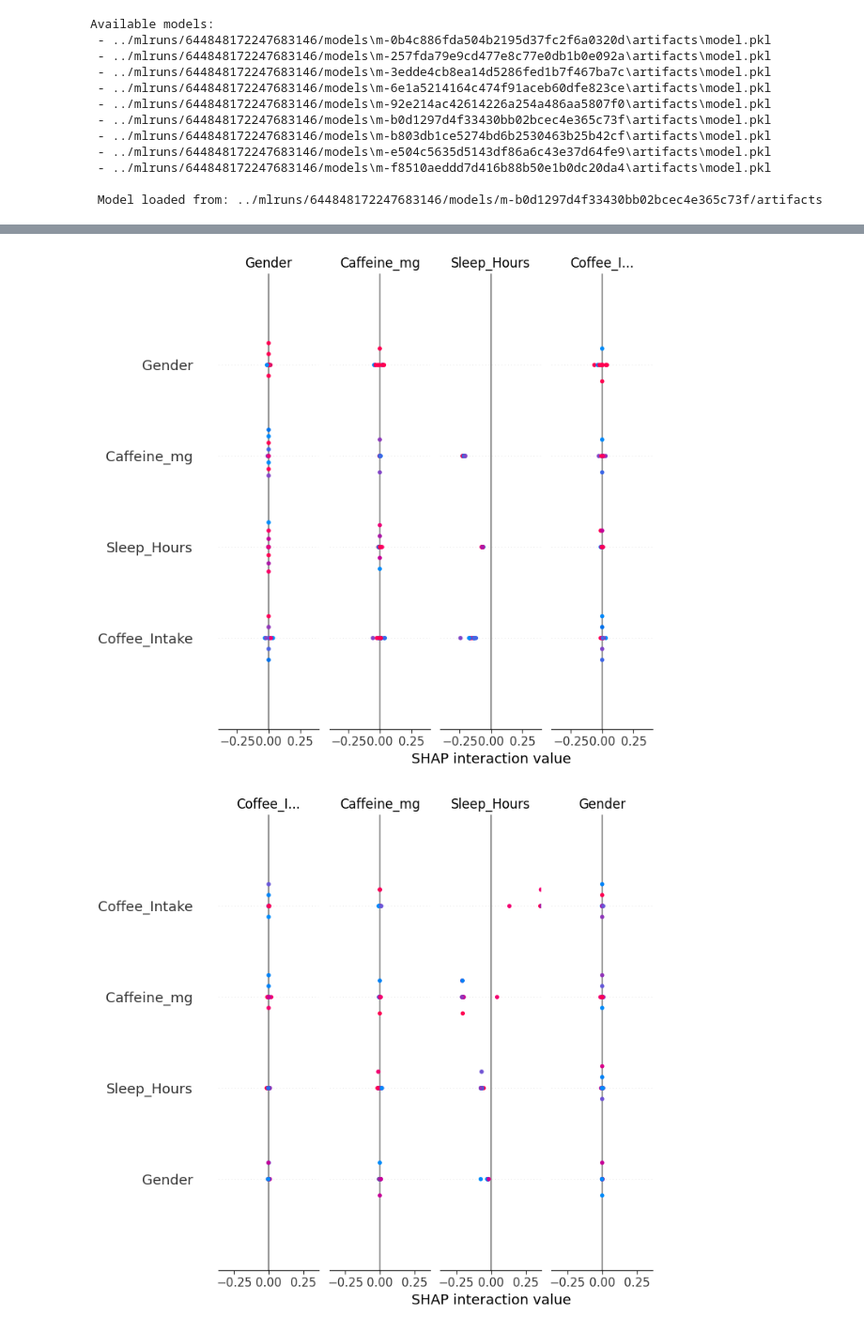
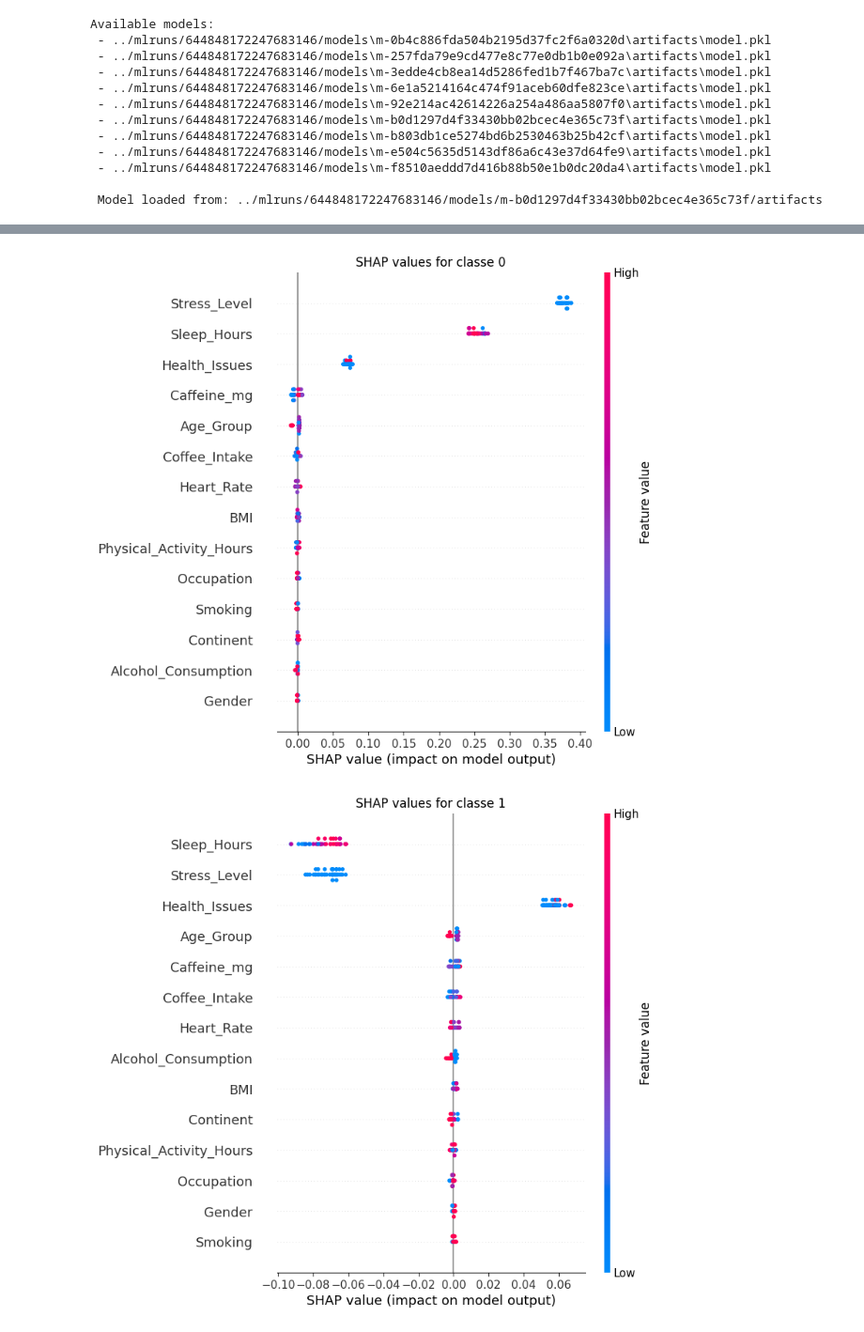
Before and after one commit to riada-zotiny/Processus_data, a Jupyter notebook: notebooks/03_explainability.ipynb, the cells around one changed output, grey strips where cells are left out. Shown at 94% size. Cells and saved outputs as stored; diff of their text form; code cells hidden in the pictures.

Commit message:
shap complete

```diff
--- a/notebooks/03_explainability.ipynb
+++ b/notebooks/03_explainability.ipynb
@@ -19,11 +20,15 @@ X_test = pd.read_csv("../data/processed/X_test.csv")
 y_train = pd.read_csv("../data/processed/y_train.csv")
 y_test = pd.read_csv("../data/processed/y_test.csv")
 # %%
-indices = [[],[],[],[]]
+indices = []
+idxs = []
 for j in range(4):
     for i in range (y_test.shape[0]):
         if (y_test.iloc[i, 0] == j):
-            if(len(indices[j]) < 10):
-                indices[j].append(i)
+            if(len(idxs) < 10):
+                idxs.append(i)
             else:
                 break
+    indices = idxs + indices
+
+print(indices)
@@ -58,11 +74,9 @@ predict_fn = lambda X: calculate_probas(model, X)[1]
 
 # 1. Création de l'explainer
 explainer_shap = create_shap_explainer(
-    predict_fn=predict_fn,
-    data=X_train
-)
+        predict_fn=predict_fn,
+        data=X_train
+    )
 
 # 2. Calcul des valeurs SHAP
-shap_values = [[],[],[],[]]
-for i in range(4):
-    shap_values[i] = (calculate_shap_values(explainer_shap, X_test.iloc[indices[i]], nsamples=50))
+shap_values = calculate_shap_values(explainer_shap, X_test.iloc[indices])
@@ -69,6 +92,18 @@ for i in range(4):
 # %%
+
 for i in range(4):
-    shap.summary_plot(shap_values[i], X_test.iloc[indices[i]], feature_names=X_test.columns)
+    # 1. Utilise shap.summary_plot sans l'argument 'title'
+    shap.summary_plot(
+        shap_values[:, :, i],
+        X_test.iloc[indices],
+        show=False # On empêche l'affichage immédiat
+    )
+
+    # 2. Ajoute le titre en utilisant Matplotlib
+    plt.title(f"SHAP values for classe {i}")
+
+    # 3. Affiche la figure
+    plt.show()
 # %% [output]
-[figure, old version]
+[figure, new version]
-[figure, old version]
+[figure, new version]
```
Also changed, not shown: parts of 5 cells of this notebook, 1 other file.
